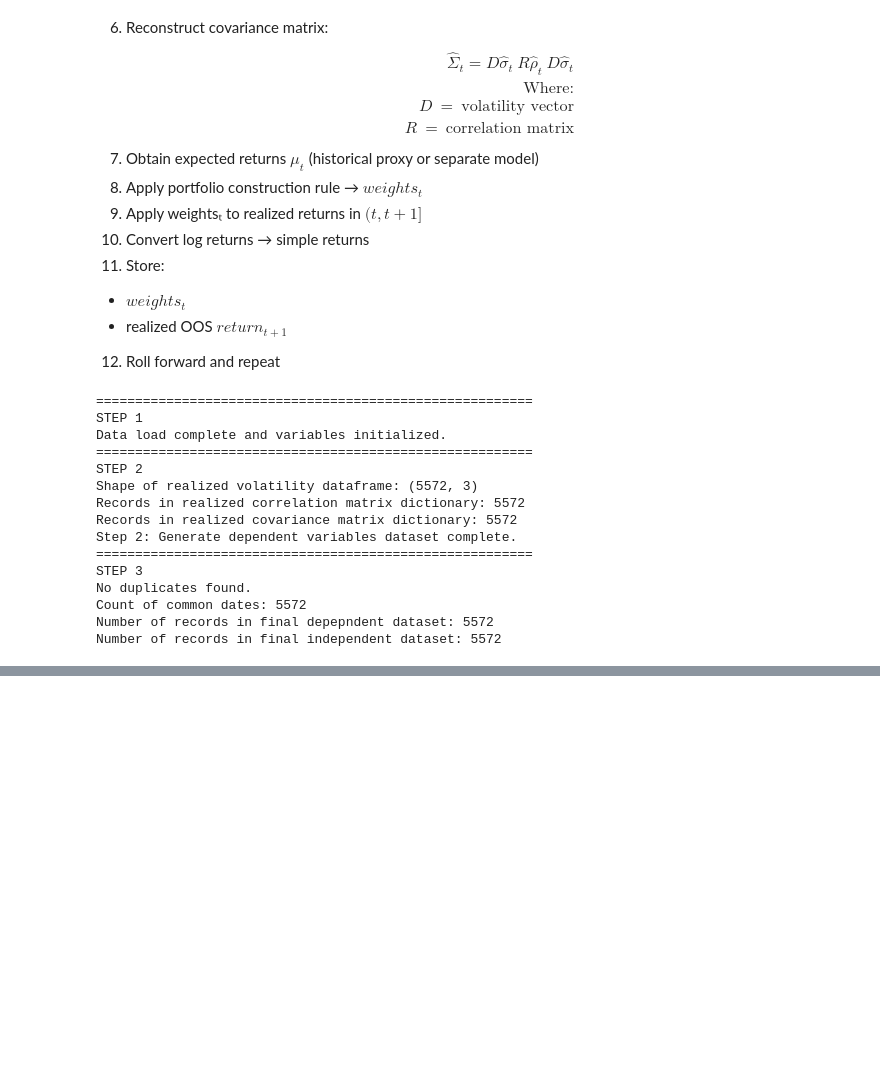
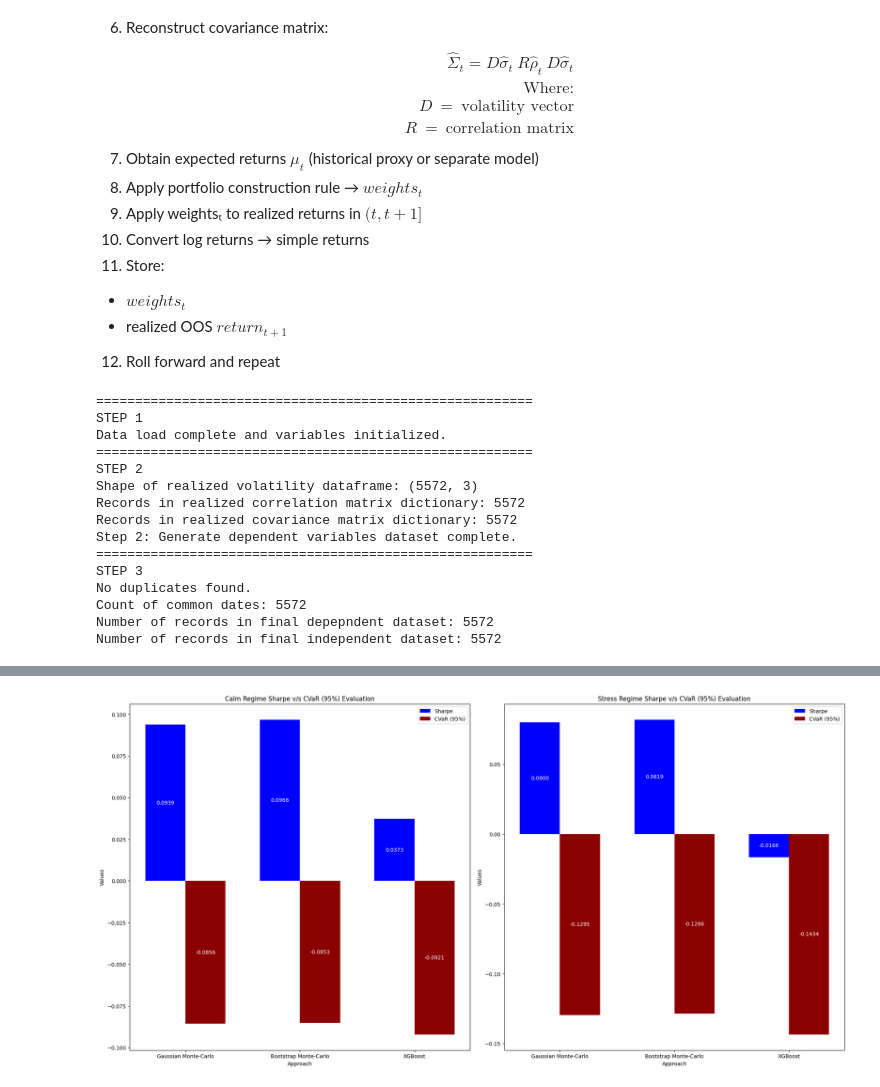
Before and after one commit to thenaivecoder89/statistical_and_machine_learning_models, a Jupyter notebook: Project 3 - Risk-Aware Portfolio Construction — Monte-Carlo vs Machine Learning–Based Risk Models/Comparative_analysis_study_on_monte-carlo_xgb_on_risk_adjusted_portfolio_construction.ipynb, the cells around one changed output, grey strips where cells are left out. Drawn from its saved outputs; the diff is of its cells as text; code cells hidden in the pictures; blank space fills up the shorter version.

```diff
--- a/Project 3 - Risk-Aware Portfolio Construction — Monte-Carlo vs Machine Learning–Based Risk Models/Comparative_analysis_study_on_monte-carlo_xgb_on_risk_adjusted_portfolio_construction.ipynb
+++ b/Project 3 - Risk-Aware Portfolio Construction — Monte-Carlo vs Machine Learning–Based Risk Models/Comparative_analysis_study_on_monte-carlo_xgb_on_risk_adjusted_portfolio_construction.ipynb
@@ -2476,0 +2575,83 @@ plt.show()
+# %%
+# Sharpe vs CVaR trade-off
+# Step 1: Calculating CVaR for Stress Regime
+regime_df_stress_gauss_mc = regime_df.loc[
+    regime_df['regime_classification'] == 0,
+    'monthly_simple_returns_gauss_mc'
+].sort_values(ascending=True)
+regime_df_stress_gauss_mc_5Q = regime_df_stress_gauss_mc.quantile(0.05, interpolation='lower')
+regime_df_stress_gauss_mc_cvar = regime_df_stress_gauss_mc[
+    regime_df_stress_gauss_mc <= regime_df_stress_gauss_mc_5Q
+].mean()
+regime_df_stress_boot_mc = regime_df.loc[
+    regime_df['regime_classification'] == 0,
+    'monthly_simple_returns_boot_mc'
+].sort_values(ascending=True)
+regime_df_stress_boot_mc_5Q = regime_df_stress_boot_mc.quantile(0.05, interpolation='lower')
+regime_df_stress_boot_mc_cvar = regime_df_stress_boot_mc[
+    regime_df_stress_boot_mc <= regime_df_stress_boot_mc_5Q
+].mean()
+regime_df_stress_xgb = regime_df.loc[
+    regime_df['regime_classification'] == 0,
+    'monthly_simple_returns_xgb'
+].sort_values(ascending=True)
+regime_df_stress_xgb_5Q = regime_df_stress_xgb.quantile(0.05, interpolation='lower')
+regime_df_stress_xgb_cvar = regime_df_stress_xgb[
+    regime_df_stress_xgb <= regime_df_stress_xgb_5Q
+].mean()
+
+# Step 2: Calculating CVaR for Calm Regime
+regime_df_calm_gauss_mc = regime_df.loc[
+    regime_df['regime_classification'] == 1,
+    'monthly_simple_returns_gauss_mc'
+].sort_values(ascending=True)
+regime_df_calm_gauss_mc_5Q = regime_df_calm_gauss_mc.quantile(0.05, interpolation='lower')
+regime_df_calm_gauss_mc_cvar = regime_df_calm_gauss_mc[
+    regime_df_calm_gauss_mc <= regime_df_calm_gauss_mc_5Q
+].mean()
+regime_df_calm_boot_mc = regime_df.loc[
+    regime_df['regime_classification'] == 1,
+    'monthly_simple_returns_boot_mc'
+].sort_values(ascending=True)
+regime_df_calm_boot_mc_5Q = regime_df_calm_boot_mc.quantile(0.05, interpolation='lower')
+regime_df_calm_boot_mc_cvar = regime_df_calm_boot_mc[
+    regime_df_calm_boot_mc <= regime_df_calm_boot_mc_5Q
+].mean()
+regime_df_calm_xgb = regime_df.loc[
+    regime_df['regime_classification'] == 1,
+    'monthly_simple_returns_xgb'
+].sort_values(ascending=True)
+regime_df_calm_xgb_5Q = regime_df_calm_xgb.quantile(0.05, interpolation='lower')
+regime_df_calm_xgb_cvar = regime_df_calm_xgb[
+    regime_df_calm_xgb <= regime_df_calm_xgb_5Q
+].mean()
+
+# Step 3: Plotting the comparison charts
+x = np.arange(len(x_data))
+width = 0.35
+y_data_ccvar = [regime_df_calm_gauss_mc_cvar, regime_df_calm_boot_mc_cvar, regime_df_calm_xgb_cvar]
+y_data_scvar = [regime_df_stress_gauss_mc_cvar, regime_df_stress_boot_mc_cvar, regime_df_stress_xgb_cvar]
+fig, axes = plt.subplots(nrows=1, ncols=2, figsize=(20, 10), dpi=100, constrained_layout=True)
+bars_c = axes[0].bar(x - width / 2, y_data_c, width, color='blue', label='Sharpe')
+bars_ccvar = axes[0].bar(x + width / 2, y_data_ccvar, width, color='darkred', label='CVaR (95%)')
+axes[0].set_xticks(x)
+axes[0].set_xticklabels(x_data)
+axes[0].bar_label(bars_c, fmt='%.4f', label_type = 'center', color='white')
+axes[0].bar_label(bars_ccvar, fmt='%.4f', label_type = 'center', color='white')
+axes[0].legend()
+axes[0].set_title('Calm Regime Sharpe v/s CVaR (95%) Evaluation')
+axes[0].set_xlabel('Approach')
+axes[0].set_ylabel('Values')
+bars_s = axes[1].bar(x - width / 2, y_data_s, width, color='blue', label='Sharpe')
+bars_scvar = axes[1].bar(x + width / 2, y_data_scvar, width, color='darkred', label='CVaR (95%)')
+axes[1].bar_label(bars_s, fmt='%.4f', label_type = 'center', color='white')
+axes[1].bar_label(bars_scvar, fmt='%.4f', label_type = 'center', color='white')
+axes[1].set_xticks(x)
+axes[1].set_xticklabels(x_data)
+axes[1].legend()
+axes[1].set_title('Stress Regime Sharpe v/s CVaR (95%) Evaluation')
+axes[1].set_xlabel('Approach')
+axes[1].set_ylabel('Values')
+plt.show()
+# %% [output]
+[figure, added]
```
Also changed, not shown: parts of 10 cells of this notebook.
